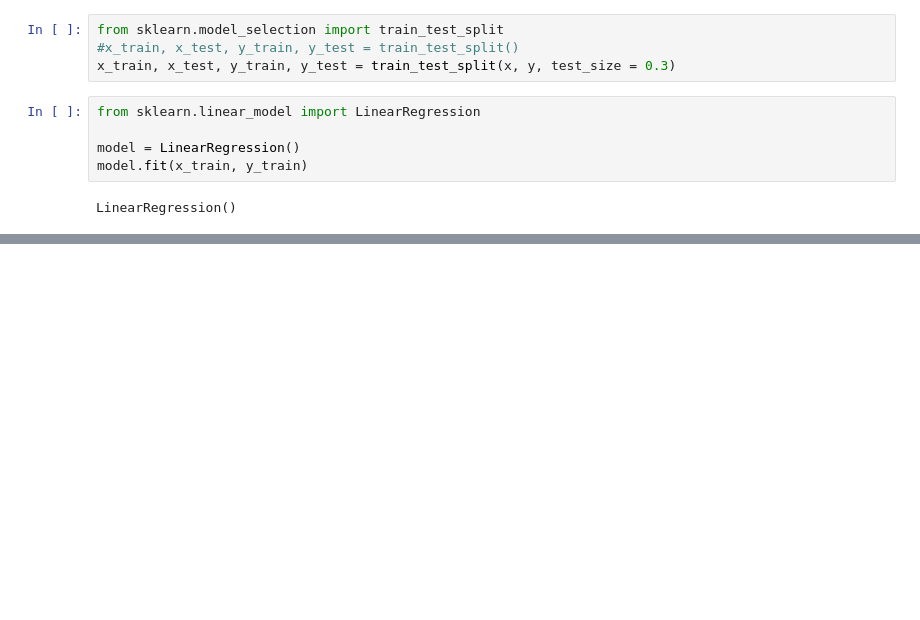
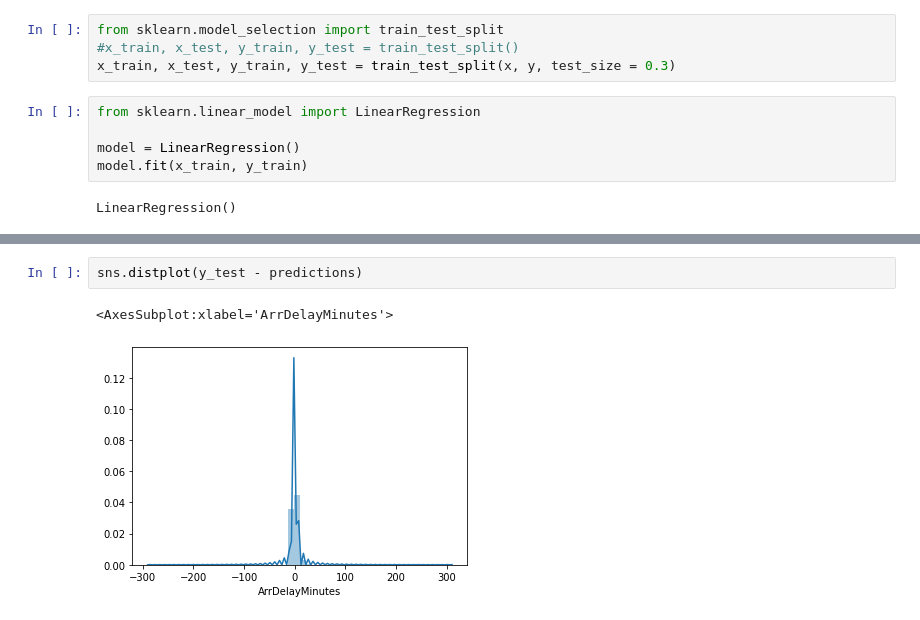
Before and after one commit to VaughnHamilton/airline_delay_prediction, a Jupyter notebook: NB_project2.ipynb, the cells around one changed output, grey strips where cells are left out. Drawn from its saved outputs; the diff is of its cells as text; blank space fills up the shorter version.

```diff
--- a/NB_project2.ipynb
+++ b/NB_project2.ipynb
@@ -355,0 +456,5 @@ LinearRegression()
+# %%
+sns.distplot(y_test - predictions)
+# %% [output]
+<AxesSubplot:xlabel='ArrDelayMinutes'>
+[figure, added]
```
Also changed, not shown: parts of 30 cells of this notebook.
